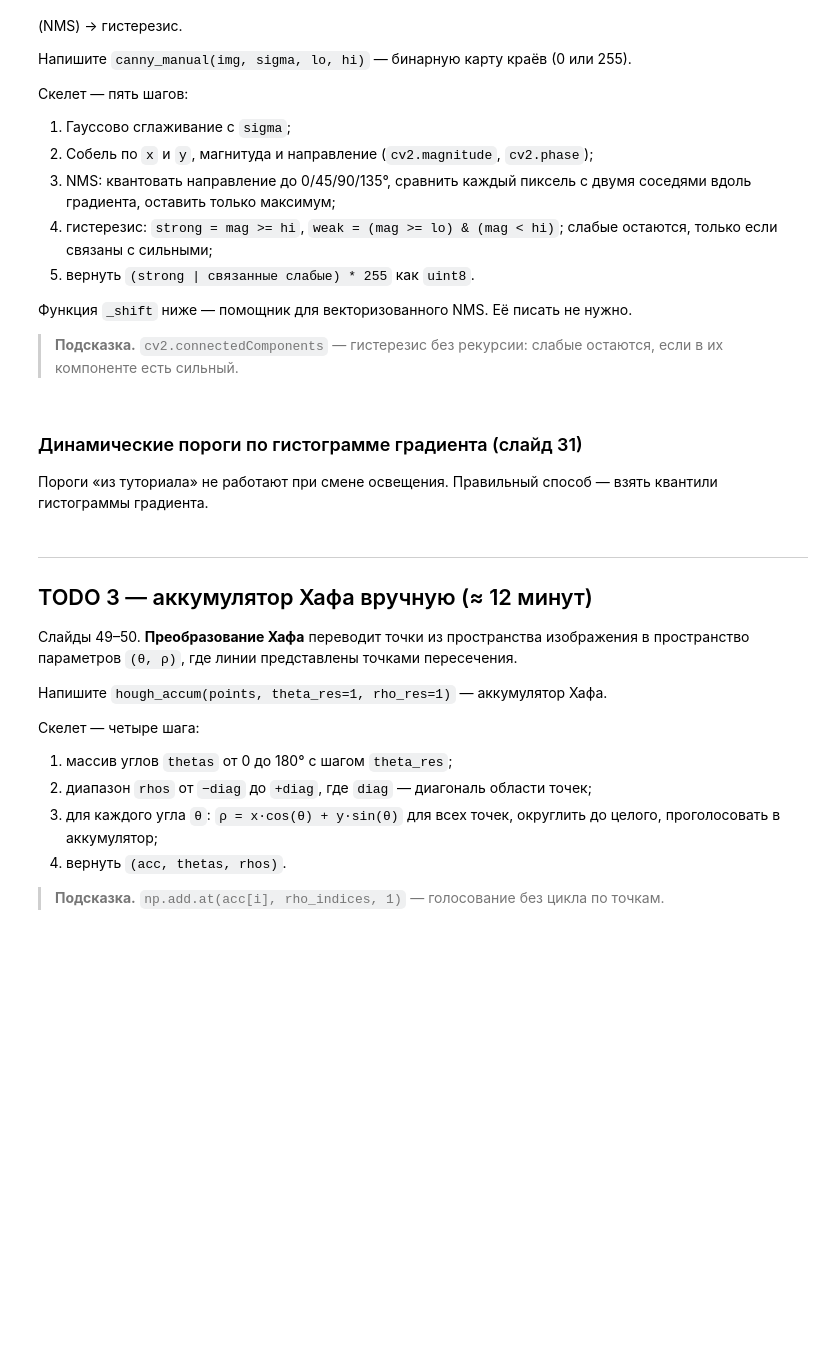
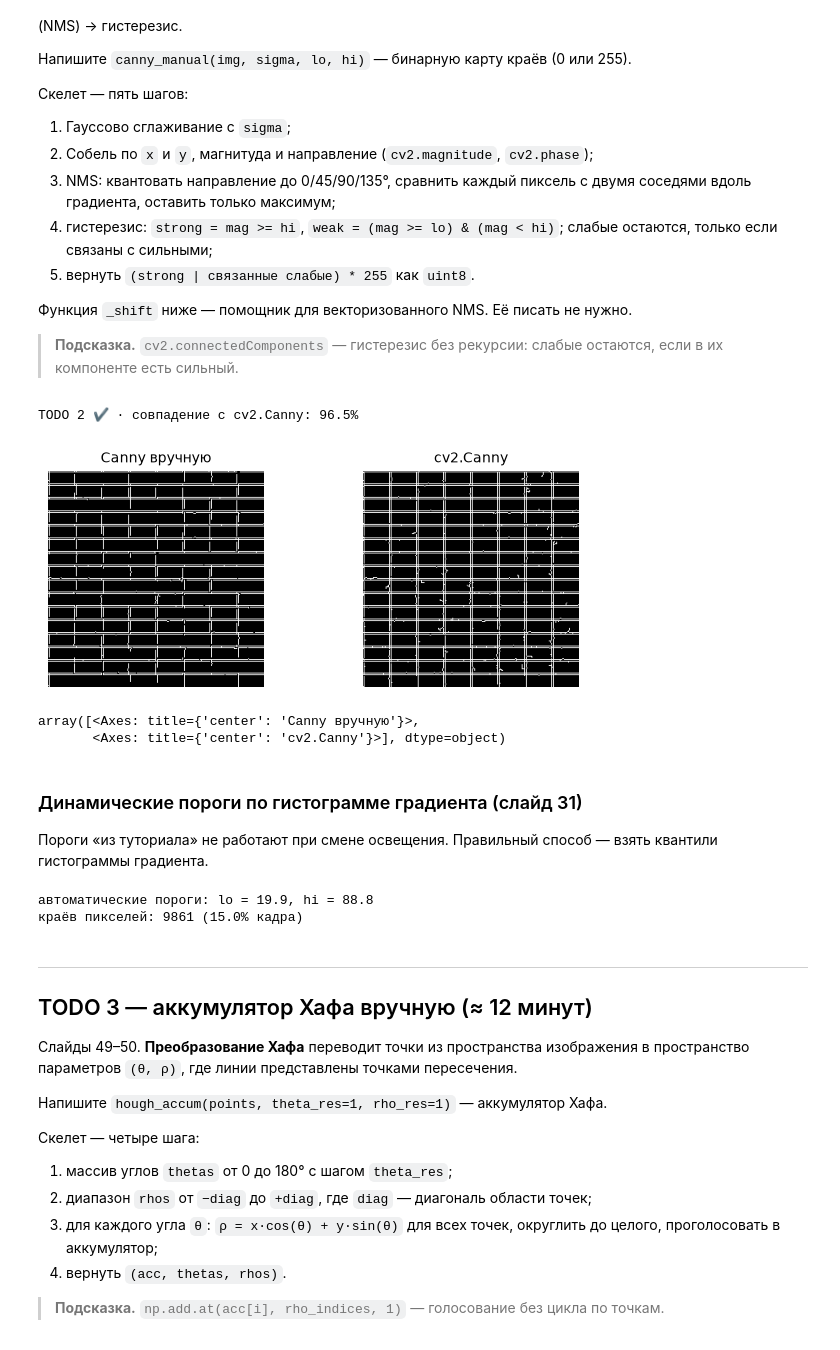
Before and after one commit to Arinapakalova/iu-intro-cv-clone, a Jupyter notebook: labs/lab07-edge/lab07.ipynb, the cells around one changed output. Saved outputs shown, nothing was run; the diff lists cells and outputs as text; code cells hidden in the pictures; blank space fills up the shorter version.

```diff
--- a/labs/lab07-edge/lab07.ipynb
+++ b/labs/lab07-edge/lab07.ipynb
@@ -172,7 +187,19 @@ def gradient_mag(img, ksize=3, sigma=0):
     """Магнитуда градиента (Собель), опционально с Гауссовым сглаживанием перед производной."""
     # ───────────────────────── ВАШ КОД ─────────────────────────
     # 4–5 строк: привести к float64; если sigma > 0 — GaussianBlur; Sobel по x и y; magnitude
-    raise NotImplementedError("TODO 1")
+    # 1. Приводим к float64
+    img_float = img.astype(np.float64)
+
+    # 2. Если задано размытие, сглаживаем картинку Гауссом
+    if sigma > 0:
+        img_float = cv2.GaussianBlur(img_float, (0, 0), sigmaX=sigma, sigmaY=sigma)
+
+    # 3. Считаем производные Собеля по x и y
+    sobel_x = cv2.Sobel(img_float, cv2.CV_64F, 1, 0, ksize=ksize)
+    sobel_y = cv2.Sobel(img_float, cv2.CV_64F, 0, 1, ksize=ksize)
+
+    # 4. Возвращаем магнитуду градиента через стандартную функцию OpenCV
+    return cv2.magnitude(sobel_x, sobel_y)
     # ───────────────────────────────────────────────────────────
 
 
@@ -182,6 +209,6 @@ assert g.min() >= 0, "магнитуда градиента не может бы
 g_s = gradient_mag(noisy_crop, ksize=3, sigma=1.0)
 assert g_s.std() < g.std(), "сглаживание должно уменьшать дисперсию градиента на шумном кадре: сейчас %.1f против %.1f" % (g_s.std(), g.std())
 # На однородном участке дисперсия градиента должна быть близка к нулю (для чистого кадра)
-g_flat = gradient_mag(photo[CROP], ksize=3, sigma=0)
+g_flat = gradient_mag(photo[FLAT], ksize=3, sigma=0)
 assert g_flat.std() < 50, "на однородном участке дисперсия градиента должна быть небольшой"
 print("TODO 1 ✔ · std градиента без сглаживания %.1f, со сглаживанием σ 1 — %.1f" % (g.std(), g_s.std()))
@@ -233,34 +267,92 @@ def _shift(mag, q, d):
     elif q == 2:  # вертикальный градиент: соседи сверху/снизу
         if d > 0:
             out[:-1, :] = mag[1:, :]
         else:
             out[1:, :] = mag[:-1, :]
     else:  # q == 3, 135°
         if d > 0:
             out[:-1, :-1] = mag[1:, 1:]
         else:
             out[1:, 1:] = mag[:-1, :-1]
     return out
 
 
 def canny_manual(img, sigma, lo, hi):
     """Canny вручную: сглаживание → градиент → NMS → гистерезис → бинарная карта краёв."""
     # ───────────────────────── ВАШ КОД ─────────────────────────
     # 10–14 строк: GaussianBlur; Sobel; magnitude+phase; квантование угла; NMS через _shift; гистерезис через connectedComponents; return uint8 * 255
-    raise NotImplementedError("TODO 2")
+    # 1. Сглаживание Гауссом
+    img_blur = cv2.GaussianBlur(img.astype(np.float64), (0, 0), sigma)
+
+    # 2. Вычисление градиента (Собель)
+    gx = cv2.Sobel(img_blur, cv2.CV_64F, 1, 0, ksize=3)
+    gy = cv2.Sobel(img_blur, cv2.CV_64F, 0, 1, ksize=3)
+
+    # 3. Магнитуда и направление градиента
+    mag = cv2.magnitude(gx, gy)
+    angle = np.arctan2(gy, gx) * 180 / np.pi  # в градусах [-180, 180]
+
+    # 4. Квантование направления (0, 1, 2, 3)
+    # Приводим угол к диапазону [0, 180) и делим на 45 градусов
+    angle[angle < 0] += 180
+    q = np.floor(angle / 45).astype(np.int32) % 4
+
+    # 5. Подавление немаксимумов (NMS)
+    h, w = mag.shape
+    nms = np.zeros_like(mag)
+
+    # Проходим по каждому из 4 направлений
+    for direction in range(4):
+        # Создаем маску пикселей текущего направления
+        mask = (q == direction)
+
+        # Получаем смещенные массивы для этого направления
+        # _shift возвращает полный массив, но нам важны только значения под маской
+        shift_pos = _shift(mag, direction, 1)   # сосед в положительном направлении
+        shift_neg = _shift(mag, direction, -1)  # сосед в отрицательном направлении
+
+        # Условие локального максимума: текущий пиксель >= обоих соседей
+        # Применяем условие только к пикселям, где маска истинна
+        is_max = (mag >= shift_pos) & (mag >= shift_neg)
+
+        # Записываем значение магнитуды только если пиксель является максимумом И принадлежит направлению
+        nms[mask & is_max] = mag[mask & is_max]
+
+    # 6. Гистерезис
+    strong_edges = nms > hi
+    weak_edges = (nms >= lo) & (nms <= hi)
+
+    # Объединяем сильные и слабые края для поиска компонент связности
+    combined = strong_edges | weak_edges
+    num_labels, labels = cv2.connectedComponents(combined.astype(np.uint8))
+
+    final_edges = np.zeros_like(nms, dtype=bool)
+
+    # Для каждой компоненты проверяем, есть ли в ней сильный пиксель
+    for i in range(1, num_labels): # пропускаем фон (label 0)
+        component_mask = (labels == i)
+        if np.any(strong_edges[component_mask]):
+            final_edges[component_mask] = True
+
+    return (final_edges * 255).astype(np.uint8)
     # ───────────────────────────────────────────────────────────
 
 
 edges_mine = canny_manual(noisy_crop, sigma=1.0, lo=30, hi=100)
 edges_cv = cv2.Canny(cv2.GaussianBlur(noisy_crop, (0, 0), 1.0), 30, 100)
 assert edges_mine.shape == noisy_crop.shape and edges_mine.dtype == np.uint8, "результат — массив того же размера, что кадр, в uint8"
 assert set(np.unique(edges_mine)).issubset({0, 255}), "результат должен быть бинарным: 0 или 255"
 assert edges_mine.sum() > 0, "на кропе с лестницей должны быть края"
 # Совпадение с cv2.Canny: доля совпавших пикселей (с учётом возможного небольшого расхождения на границах)
 overlap = (edges_mine == edges_cv).mean()
 assert overlap > 0.85, "доля совпавших пикселей с cv2.Canny должна быть > 0.85 (сейчас %.3f)" % overlap
 print("TODO 2 ✔ · совпадение с cv2.Canny: %.1f%%" % (100 * overlap))
 viz.grid({"Canny вручную": edges_mine, "cv2.Canny": edges_cv}, cols=2, size=3.4)
+# %% [output]
+TODO 2 ✔ · совпадение с cv2.Canny: 96.5%
+[figure, added]
+array([<Axes: title={'center': 'Canny вручную'}>,
+       <Axes: title={'center': 'cv2.Canny'}>], dtype=object)
 # %% [markdown]
 ### Динамические пороги по гистограмме градиента (слайд 31)
 
@@ -272,6 +364,9 @@ hi_auto = np.percentile(g, 90)                                 # верхний
 edges_auto = canny_manual(noisy_crop, sigma=1.0, lo=lo_auto, hi=hi_auto)
 print("автоматические пороги: lo = %.1f, hi = %.1f" % (lo_auto, hi_auto))
 print("краёв пикселей: %d (%.1f%% кадра)" % ((edges_auto > 0).sum(), 100 * (edges_auto > 0).mean()))
+# %% [output]
+автоматические пороги: lo = 19.9, hi = 88.8
+краёв пикселей: 9861 (15.0% кадра)
 # %% [markdown]
 ---
 
```
Also changed, not shown: parts of 13 cells of this notebook, 9 other files.
